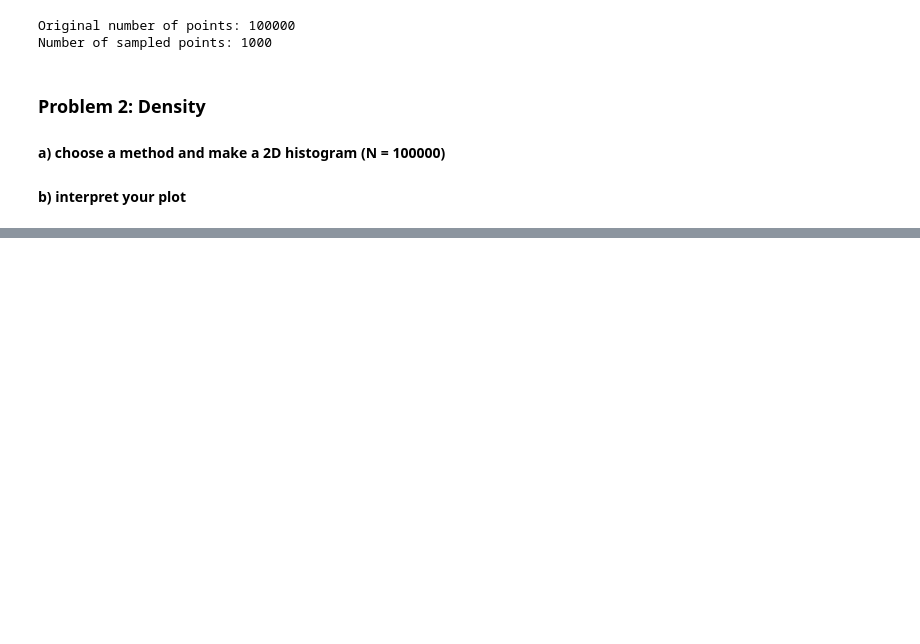
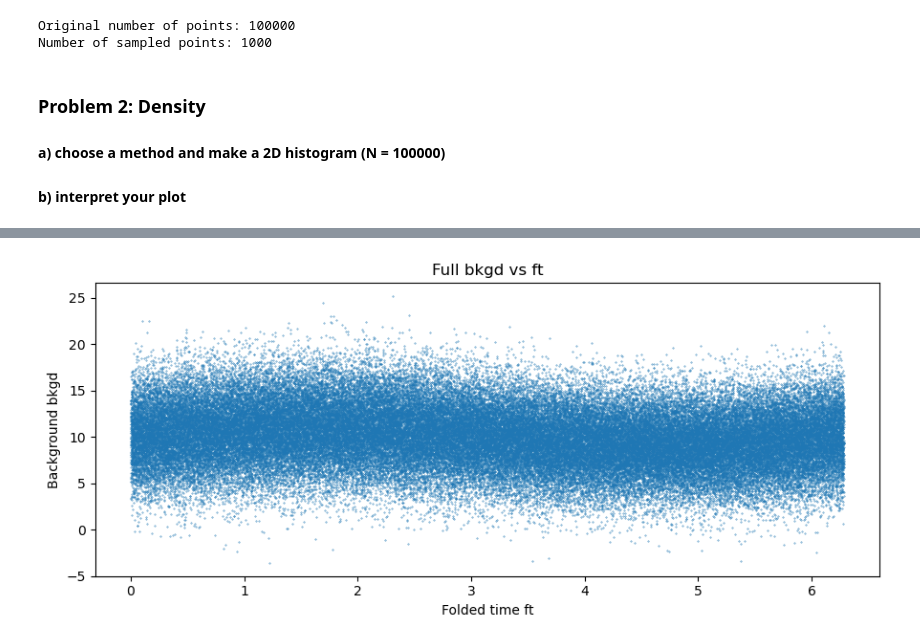
Before and after one commit to willmhstelter/Stelter434, a Jupyter notebook: HW4_Stelter.ipynb, the cells around one changed output, grey strips where cells are left out. Saved outputs shown, nothing was run; the diff lists cells and outputs as text; code cells hidden in the pictures; blank space fills up the shorter version.

```diff
--- a/HW4_Stelter.ipynb
+++ b/HW4_Stelter.ipynb
@@ -151,0 +222,17 @@ plt.hist2d(t, bkgd, bins=100);
+# %%
+#3a
+# ft for folded time
+ft = t % (2 * np.pi)
+
+# 9 x 4 inch plot
+plt.figure(figsize=(9, 4))
+
+# scatter(horizontal coordinates, vertical coordinates, marker size)
+plt.scatter(ft, bkgd, s=.1)
+plt.xlabel("Folded time ft")
+plt.ylabel("Background bkgd")
+plt.title("Full bkgd vs ft")
+plt.tight_layout()
+plt.show()
+# %% [output]
+[figure, added]
```
Also changed, not shown: parts of 9 cells of this notebook.
